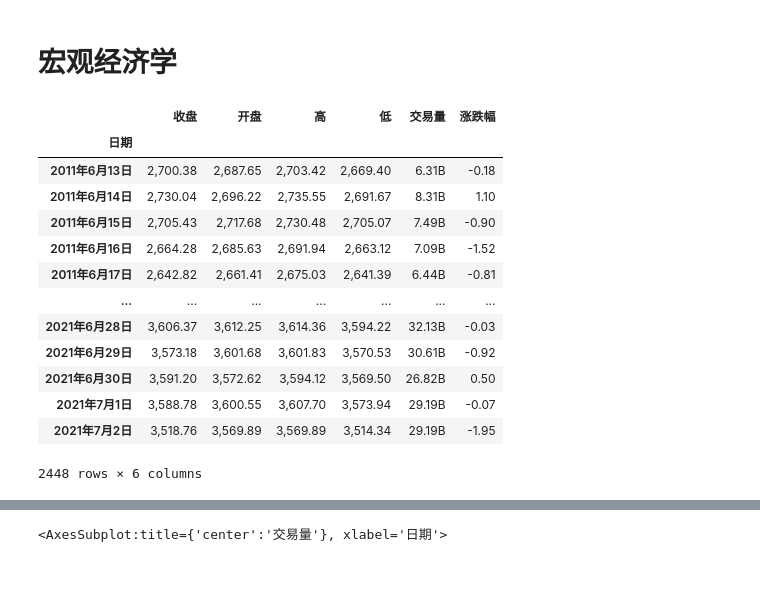
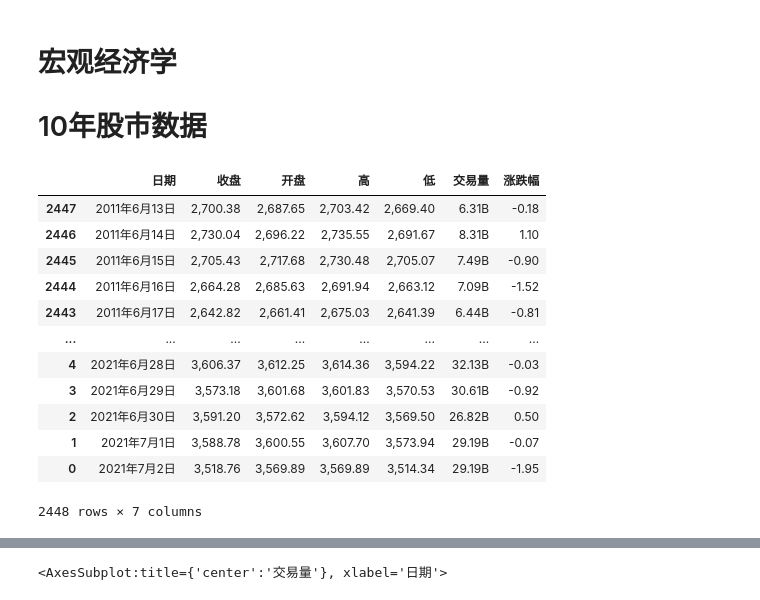
Before and after one commit to thales-ucas/zeal, a Jupyter notebook: ts.ipynb, the cells around one changed output, grey strips where cells are left out. Cells and saved outputs as stored; diff of their text form; code cells hidden in the pictures; blank space fills up the shorter version.

```diff
--- a/ts.ipynb
+++ b/ts.ipynb
@@ -1,5 +1,7 @@
 # %% [markdown]
 # 宏观经济学
+
+# 10年股市数据
 # %%
 import pandas as pd
 import matplotlib.pyplot as plt
@@ -7,22 +9,21 @@ plt.rcParams["font.family"] = 'Arial Unicode MS'
 plt.rcParams['axes.unicode_minus'] = False
 %matplotlib inline
 # %%
-origin = pd.read_csv('share.csv', index_col='日期')
-df = origin[0:-2]
-df = df.iloc[::-1]
-df
+origin = pd.read_csv('share.csv')
+origin = origin[0:-2]
+origin = origin.iloc[::-1]
+origin
 # %% [output]
-|  | 收盘 | 开盘 | 高 | 低 | 交易量 | 涨跌幅 |
-| 日期 |  |  |  |  |  |  |
-| 2011年6月13日 | 2,700.38 | 2,687.65 | 2,703.42 | 2,669.40 | 6.31B | -0.18 |
-| 2011年6月14日 | 2,730.04 | 2,696.22 | 2,735.55 | 2,691.67 | 8.31B | 1.10 |
-| 2011年6月15日 | 2,705.43 | 2,717.68 | 2,730.48 | 2,705.07 | 7.49B | -0.90 |
-| 2011年6月16日 | 2,664.28 | 2,685.63 | 2,691.94 | 2,663.12 | 7.09B | -1.52 |
-| 2011年6月17日 | 2,642.82 | 2,661.41 | 2,675.03 | 2,641.39 | 6.44B | -0.81 |
-| ... | ... | ... | ... | ... | ... | ... |
-| 2021年6月28日 | 3,606.37 | 3,612.25 | 3,614.36 | 3,594.22 | 32.13B | -0.03 |
-| 2021年6月29日 | 3,573.18 | 3,601.68 | 3,601.83 | 3,570.53 | 30.61B | -0.92 |
-| 2021年6月30日 | 3,591.20 | 3,572.62 | 3,594.12 | 3,569.50 | 26.82B | 0.50 |
-| 2021年7月1日 | 3,588.78 | 3,600.55 | 3,607.70 | 3,573.94 | 29.19B | -0.07 |
-| 2021年7月2日 | 3,518.76 | 3,569.89 | 3,569.89 | 3,514.34 | 29.19B | -1.95 |
+|  | 日期 | 收盘 | 开盘 | 高 | 低 | 交易量 | 涨跌幅 |
+| 2447 | 2011年6月13日 | 2,700.38 | 2,687.65 | 2,703.42 | 2,669.40 | 6.31B | -0.18 |
+| 2446 | 2011年6月14日 | 2,730.04 | 2,696.22 | 2,735.55 | 2,691.67 | 8.31B | 1.10 |
+| 2445 | 2011年6月15日 | 2,705.43 | 2,717.68 | 2,730.48 | 2,705.07 | 7.49B | -0.90 |
+| 2444 | 2011年6月16日 | 2,664.28 | 2,685.63 | 2,691.94 | 2,663.12 | 7.09B | -1.52 |
+| 2443 | 2011年6月17日 | 2,642.82 | 2,661.41 | 2,675.03 | 2,641.39 | 6.44B | -0.81 |
+| ... | ... | ... | ... | ... | ... | ... | ... |
+| 4 | 2021年6月28日 | 3,606.37 | 3,612.25 | 3,614.36 | 3,594.22 | 32.13B | -0.03 |
+| 3 | 2021年6月29日 | 3,573.18 | 3,601.68 | 3,601.83 | 3,570.53 | 30.61B | -0.92 |
+| 2 | 2021年6月30日 | 3,591.20 | 3,572.62 | 3,594.12 | 3,569.50 | 26.82B | 0.50 |
+| 1 | 2021年7月1日 | 3,588.78 | 3,600.55 | 3,607.70 | 3,573.94 | 29.19B | -0.07 |
+| 0 | 2021年7月2日 | 3,518.76 | 3,569.89 | 3,569.89 | 3,514.34 | 29.19B | -1.95 |
-2448 rows × 6 columns
+2448 rows × 7 columns
```
Also changed, not shown: parts of 9 cells of this notebook, 1 other file.
